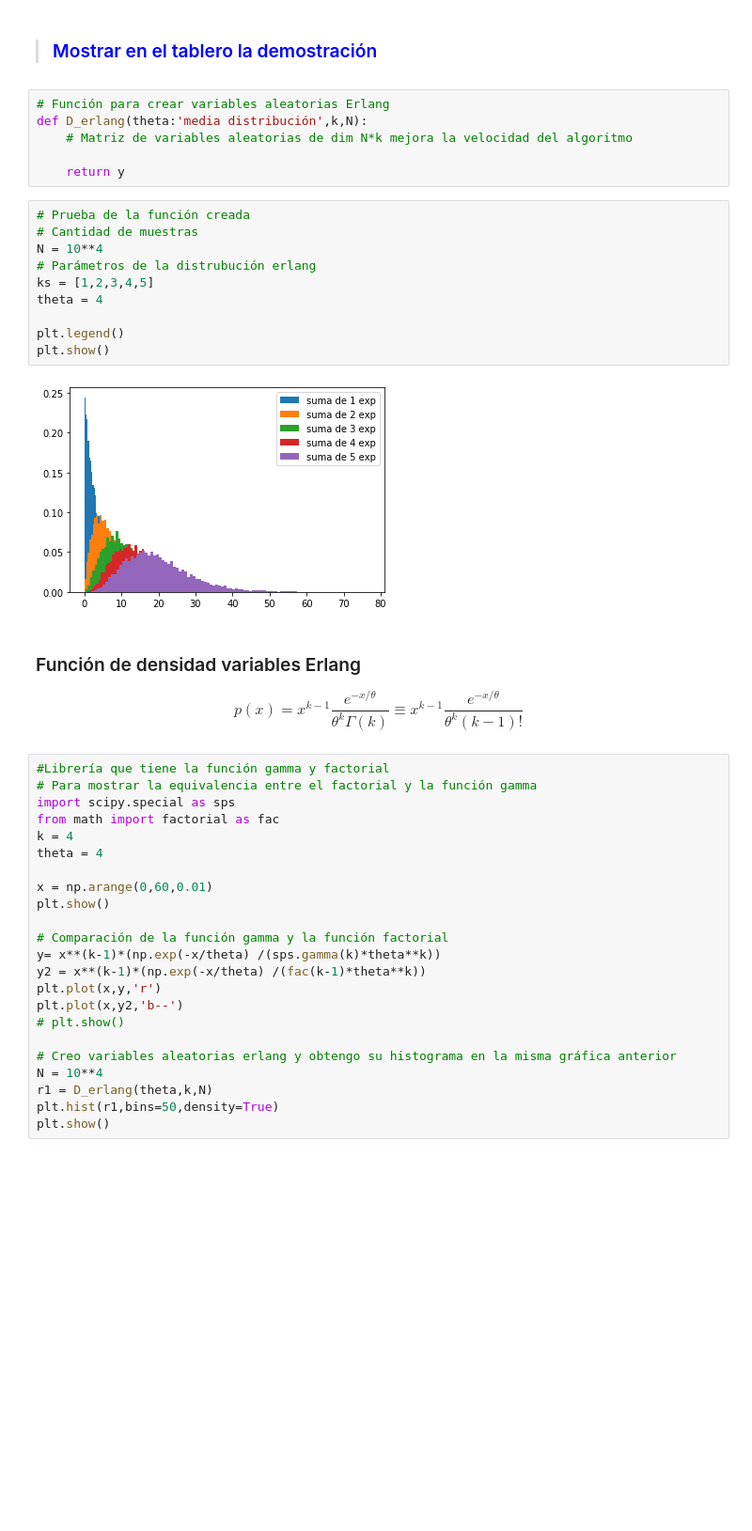
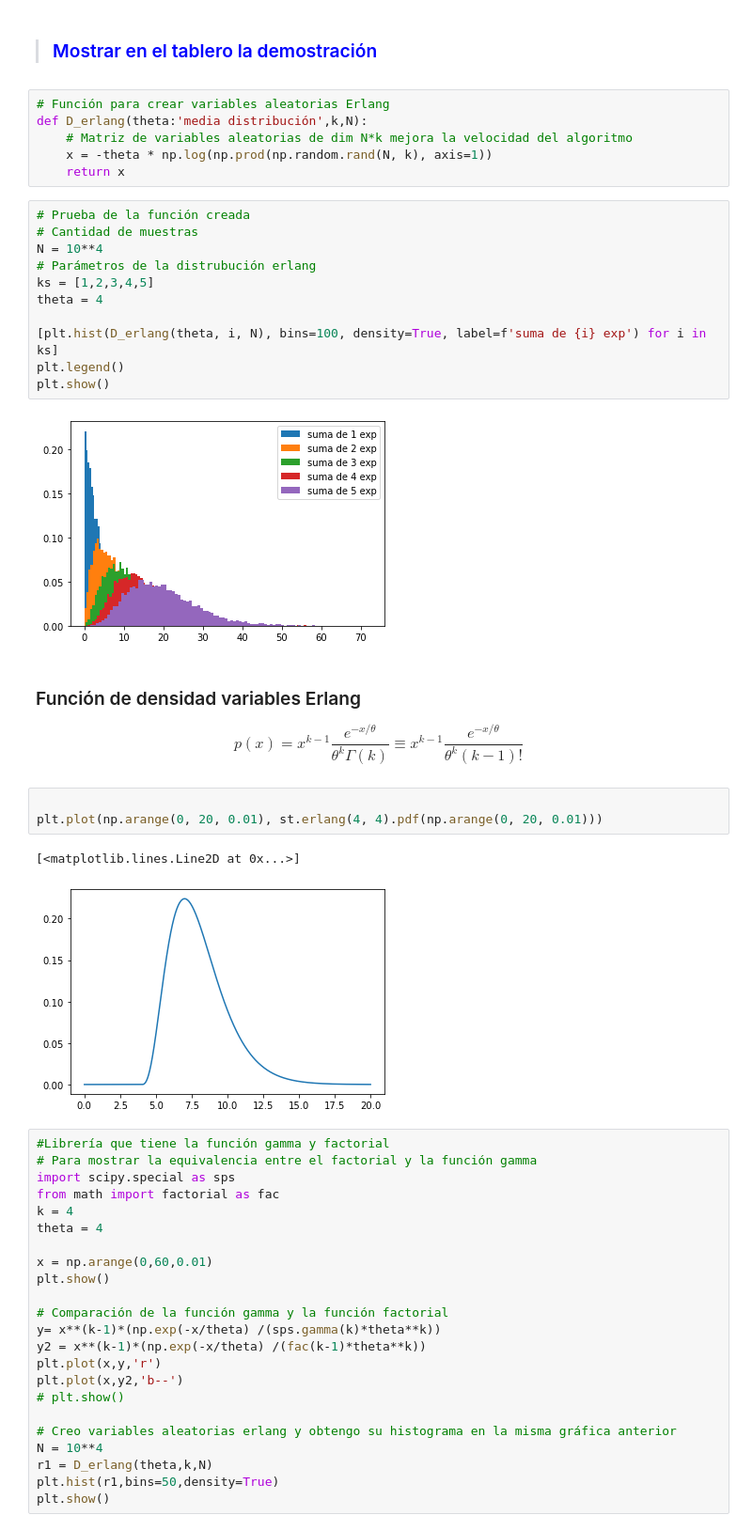
Before and after one commit to feramdor/SPF-2021-II, a Jupyter notebook: TEMA-2/Clase9_GenDistribucionProbabilidad.ipynb, the cells around one changed output. Shown: that part at 94% size. Saved outputs shown, nothing was run; the diff lists cells and outputs as text; blank space fills up the shorter version.

```diff
--- a/TEMA-2/Clase9_GenDistribucionProbabilidad.ipynb
+++ b/TEMA-2/Clase9_GenDistribucionProbabilidad.ipynb
@@ -127,8 +128,8 @@ plt.show()
 # Función para crear variables aleatorias Erlang
 def D_erlang(theta:'media distribución',k,N):
     # Matriz de variables aleatorias de dim N*k mejora la velocidad del algoritmo
-
-    return y
+    x = -theta * np.log(np.prod(np.random.rand(N, k), axis=1))
+    return x
 # %%
 # Prueba de la función creada
 # Cantidad de muestras
@@ -137,14 +138,21 @@ N = 10**4
 ks = [1,2,3,4,5]
 theta = 4
 
+[plt.hist(D_erlang(theta, i, N), bins=100, density=True, label=f'suma de {i} exp') for i in ks]
 plt.legend()
 plt.show()
 # %% [output]
-[figure, old version]
+[figure, new version]
 # %% [markdown]
 ### Función de densidad variables Erlang
 
 $$p(x)=x^{k-1}\frac{e^{-x/\theta}}{\theta^k\Gamma(k)}\equiv x^{k-1}\frac{e^{-x/\theta}}{\theta^k(k-1)!}$$
+# %%
+
+plt.plot(np.arange(0, 20, 0.01), st.erlang(4, 4).pdf(np.arange(0, 20, 0.01)))
+# %% [output]
+[<matplotlib.lines.Line2D at 0x...>]
+[figure, added]
 # %%
 #Librería que tiene la función gamma y factorial
 # Para mostrar la equivalencia entre el factorial y la función gamma
```
Also changed, not shown: parts of 4 cells of this notebook, 2 other files.
